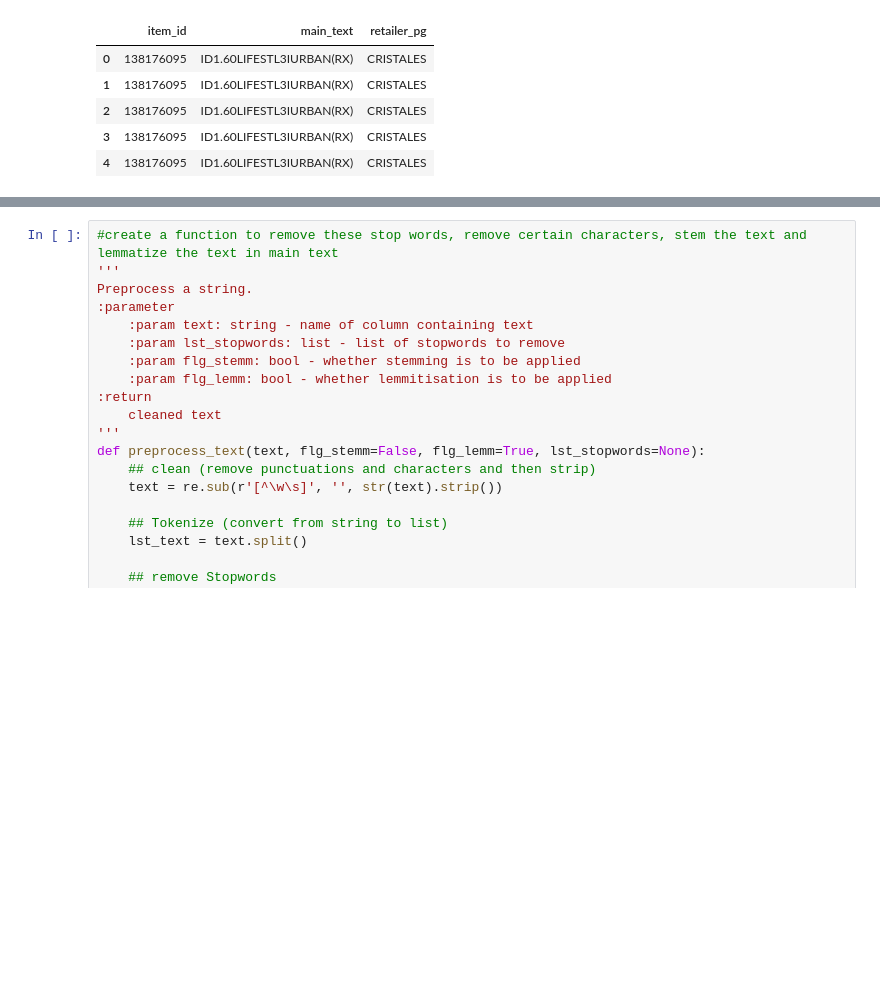
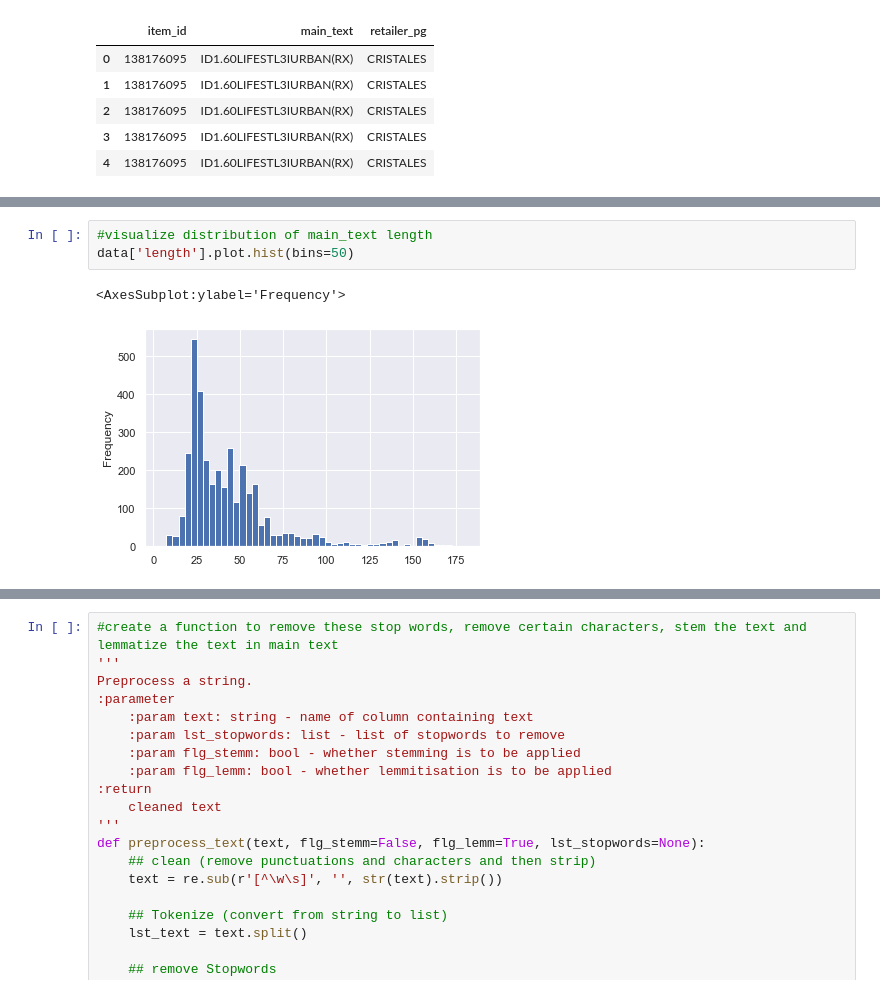
Before and after one commit to Georgiamalach/GfK-Spectacle, a Jupyter notebook: GfK Spectacle Global_FINAL.ipynb, the cells around one changed output, grey strips where cells are left out. Saved outputs shown, nothing was run; the diff lists cells and outputs as text; blank space fills up the shorter version.

```diff
--- a/GfK Spectacle Global_FINAL.ipynb
+++ b/GfK Spectacle Global_FINAL.ipynb
@@ -185,3 +245,9 @@ data.head()
+# %%
+#visualize distribution of main_text length
+data['length'].plot.hist(bins=50)
+# %% [output]
+<AxesSubplot:ylabel='Frequency'>
+[figure, added]
 # %%
 # rename columns for model
 data = data.rename(columns={"item_id":"y", "main_text":"text", "retailer_pg":"pg"})
```
Also changed, not shown: parts of 39 cells of this notebook, 1 other file.
